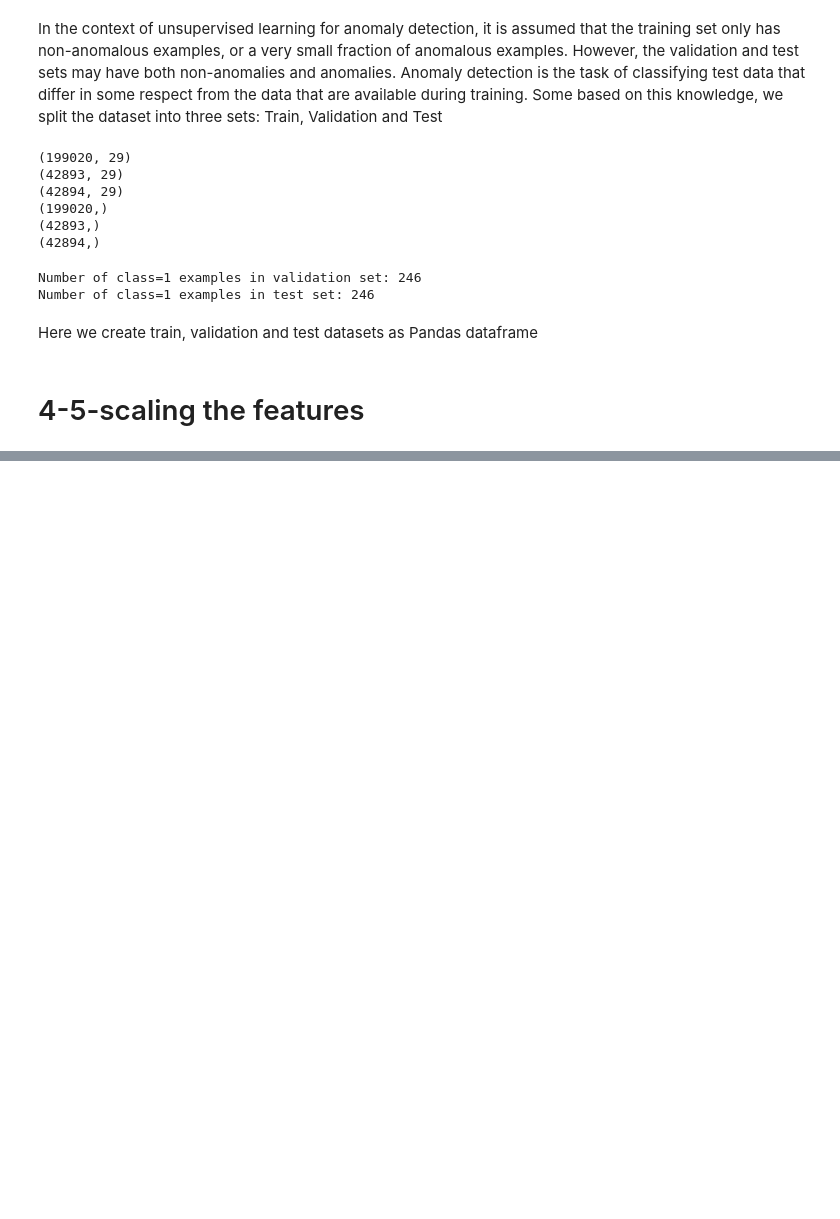
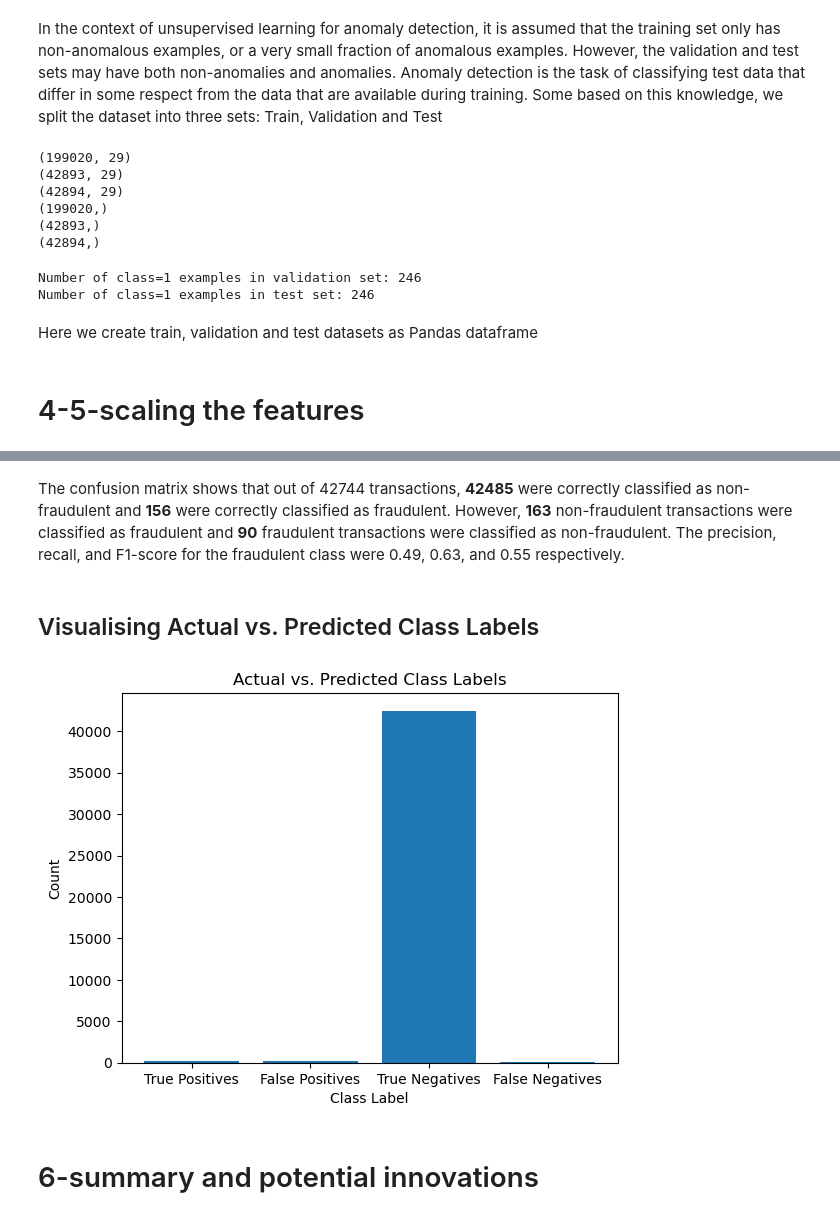
Before and after one commit to MostafaGorgani/Novelty-detection-by-Isolation-Forest, a Jupyter notebook: Anomaly Detection by Isolation Forest.ipynb, the cells around one changed output, grey strips where cells are left out. Cells and saved outputs as stored; diff of their text form; code cells hidden in the pictures; blank space fills up the shorter version.

```diff
--- a/Anomaly Detection by Isolation Forest.ipynb
+++ b/Anomaly Detection by Isolation Forest.ipynb
@@ -184,0 +249,31 @@ x_test_scaled = sc.transform (test_set.drop('Class', axis=1))
+# %% [markdown]
+The confusion matrix shows that out of 42744 transactions, **42485** were correctly classified as non-fraudulent and **156** were correctly classified as fraudulent. However, **163** non-fraudulent transactions were classified as fraudulent and **90** fraudulent transactions were classified as non-fraudulent. The precision, recall, and F1-score for the fraudulent class were 0.49, 0.63, and 0.55 respectively.
+# %% [markdown]
+## Visualising Actual vs. Predicted Class Labels
+# %%
+# Assuming 'test_set' contains the actual class labels and predicted labels
+actual = test_set['Class']
+predicted = y_pred_test
+
+# Count the number of true positives, false positives, true negatives, and false negatives
+tp = sum((actual == 1) & (predicted == 1))
+fp = sum((actual == 0) & (predicted == 1))
+tn = sum((actual == 0) & (predicted == 0))
+fn = sum((actual == 1) & (predicted == 0))
+
+# Create a bar chart to visualize the counts
+labels = ['True Positives', 'False Positives', 'True Negatives', 'False Negatives']
+counts = [tp, fp, tn, fn]
+plt.bar(labels, counts)
+
+# Add titles and labels
+plt.title('Actual vs. Predicted Class Labels')
+plt.xlabel('Class Label')
+plt.ylabel('Count')
+
+# Show the chart
+plt.show()
+# %% [output]
+[figure, added]
+# %% [markdown]
+# 6-summary and potential innovations
```
Also changed, not shown: parts of 4 cells of this notebook.
